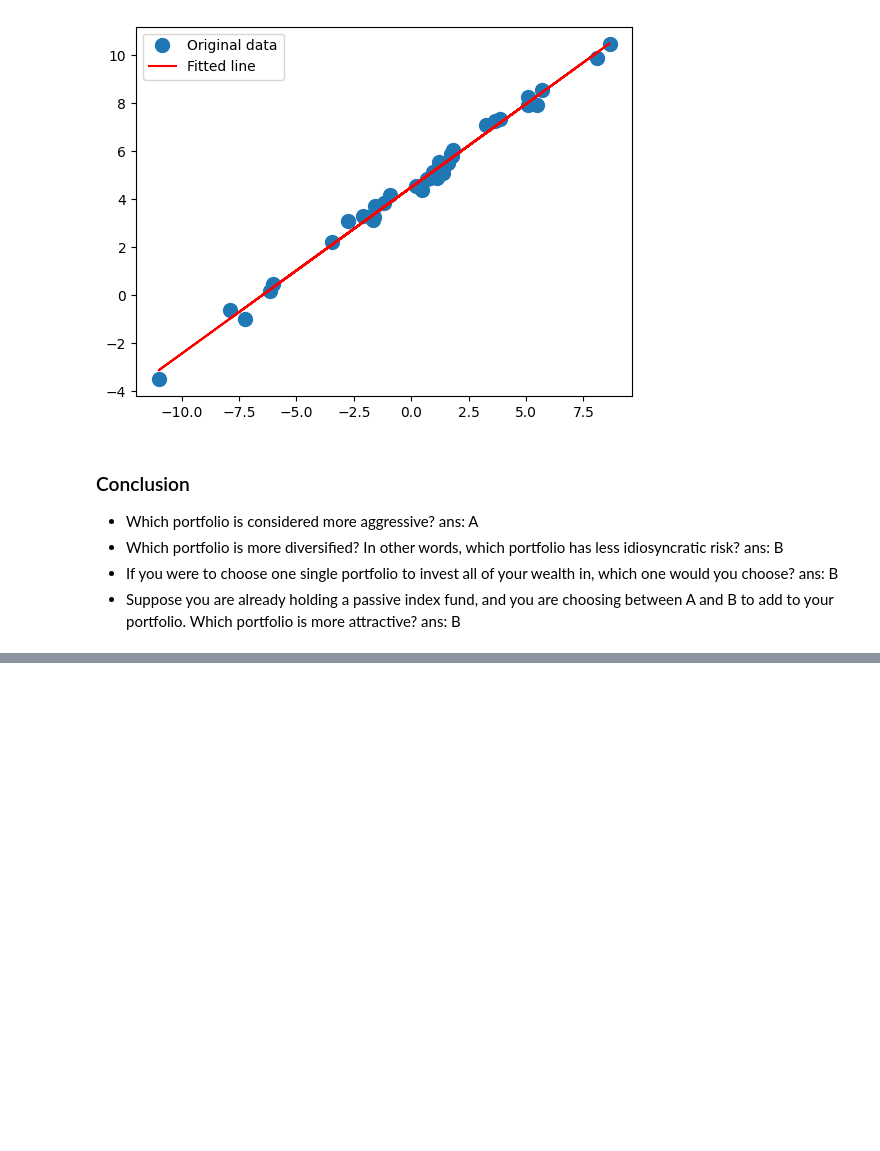
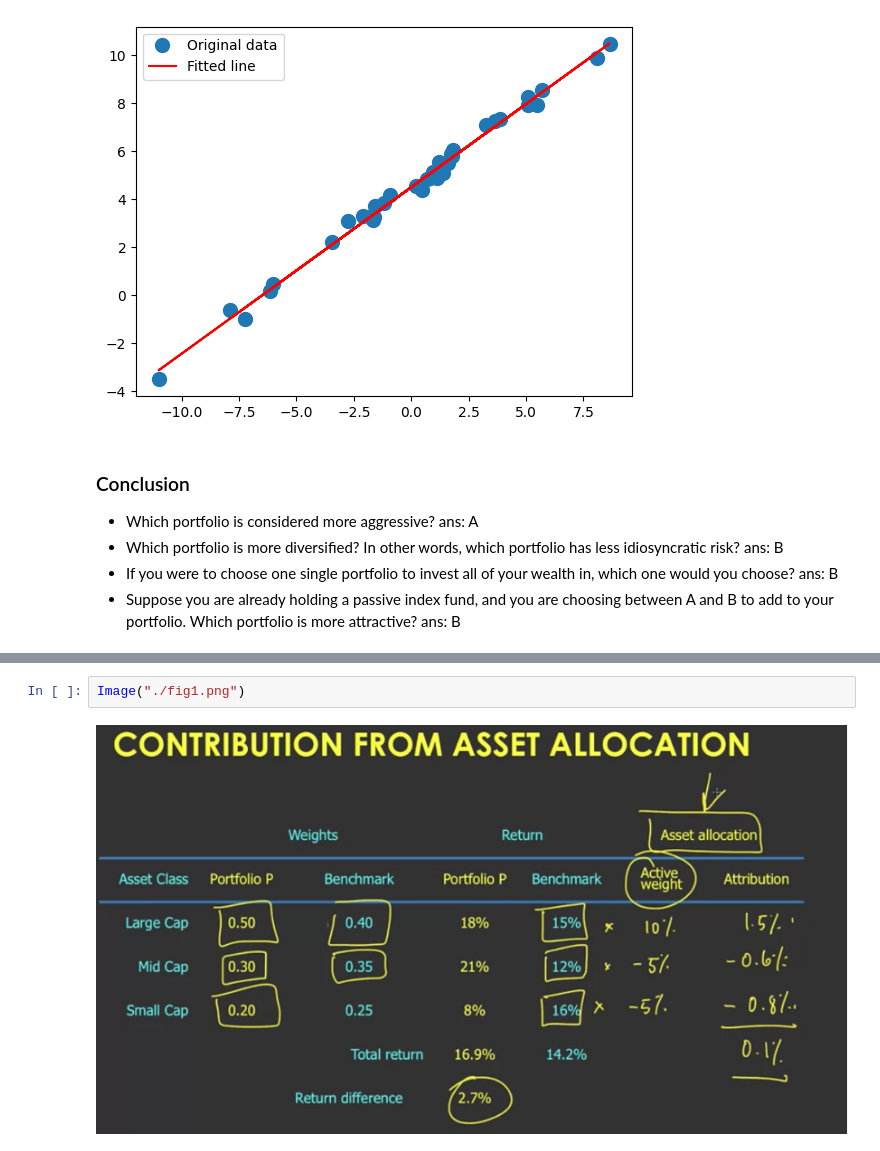
Before and after one commit to darrenhdc/Portfolio-Performance-Benchmarking, a Jupyter notebook: Portfolio_Analysis.ipynb, the cells around one changed output, grey strips where cells are left out. Cells and saved outputs as stored; diff of their text form; blank space fills up the shorter version.

```diff
--- a/Portfolio_Analysis.ipynb
+++ b/Portfolio_Analysis.ipynb
@@ -421,0 +480,4 @@ information ratio:  3.261194423949418
+# %%
+Image("./fig1.png")
+# %% [output]
+[figure, added]
```
Also changed, not shown: parts of 5 cells of this notebook, 6 other files.
